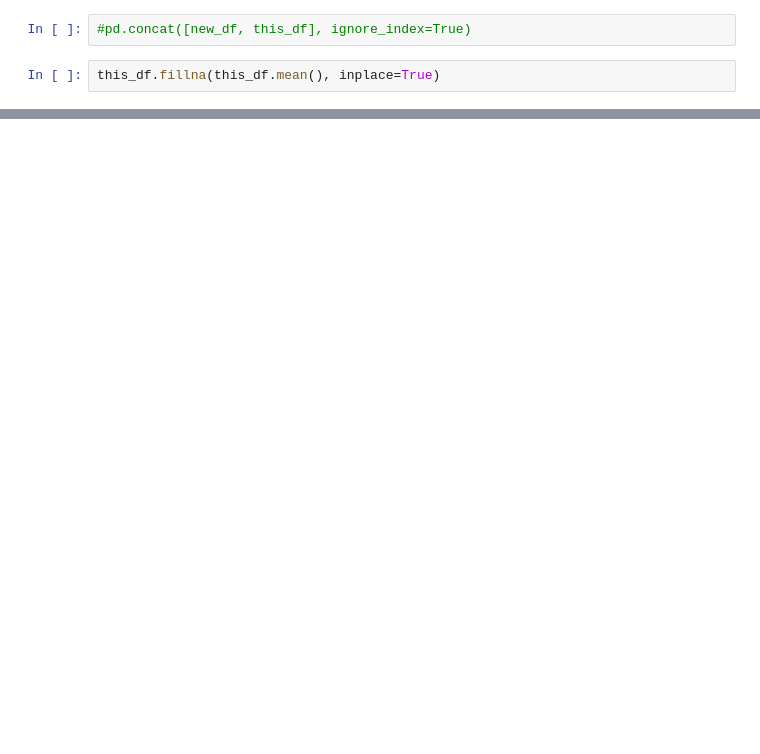
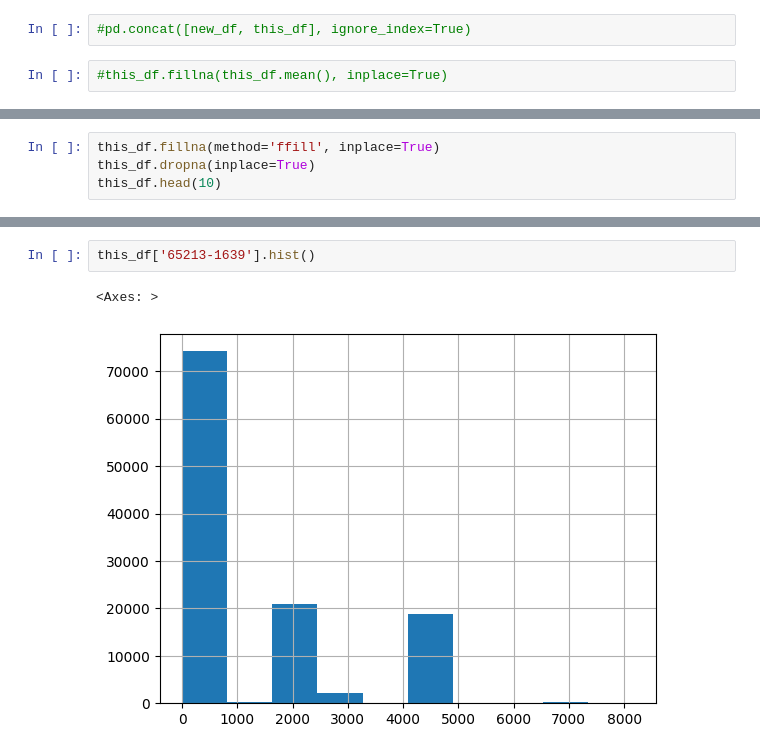
Before and after one commit to gautamvira/Predictive-Maintenance, a Jupyter notebook: data_processing.ipynb, the cells around one changed output, grey strips where cells are left out. Drawn from its saved outputs; the diff is of its cells as text; blank space fills up the shorter version.

```diff
--- a/data_processing.ipynb
+++ b/data_processing.ipynb
@@ -145,4 +142,4 @@ this_df.head(10)
 # %%
 #pd.concat([new_df, this_df], ignore_index=True)
 # %%
-this_df.fillna(this_df.mean(), inplace=True)
+#this_df.fillna(this_df.mean(), inplace=True)
@@ -163,0 +146,4 @@ this_df.head(10)
+# %%
+this_df.fillna(method='ffill', inplace=True)
+this_df.dropna(inplace=True)
+this_df.head(10)
@@ -163,0 +162,5 @@ this_df.head(10)
+# %%
+this_df['65213-1639'].hist()
+# %% [output]
+<Axes: >
+[figure, added]
```
Also changed, not shown: parts of 29 cells of this notebook, 3 other files.
